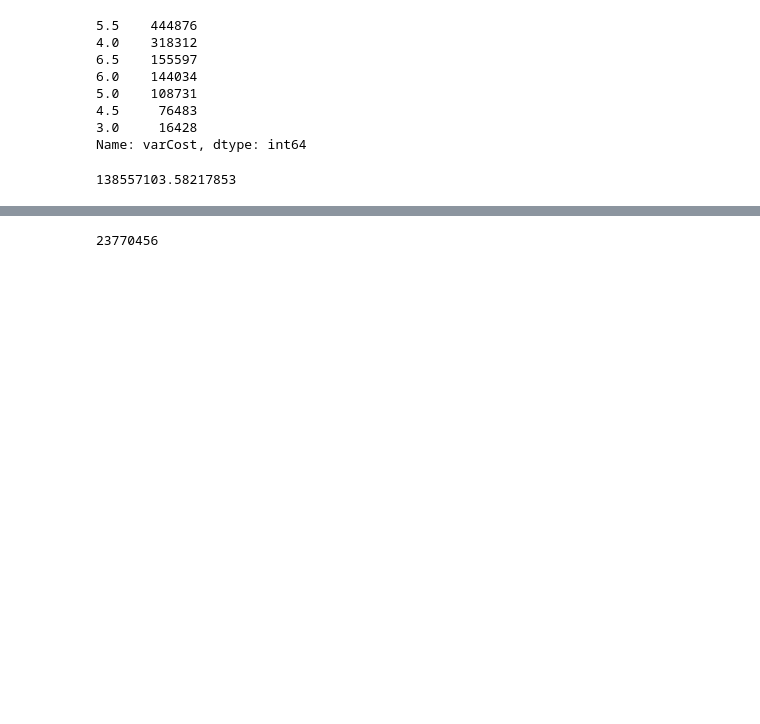
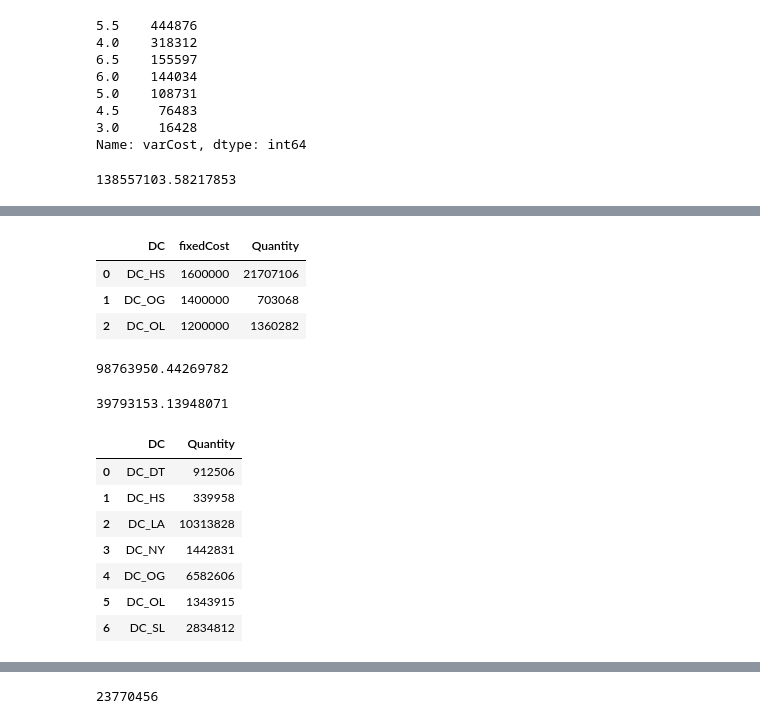
Before and after one commit to pszkilnyk/skittles, a Jupyter notebook: final.ipynb, the cells around one changed output, grey strips where cells are left out. Drawn from its saved outputs; the diff is of its cells as text; code cells hidden in the pictures; blank space fills up the shorter version.

```diff
--- a/final.ipynb
+++ b/final.ipynb
@@ -670,0 +690,32 @@ See the caveats in the documentation: http://pandas.pydata.org/pandas-docs/stabl
+# %%
+ttt=pd.merge(fixedCost, t23, on='DC')
+ttt
+# %% [output]
+|  | DC | fixedCost | Quantity |
+| 0 | DC_HS | 1600000 | 21707106 |
+| 1 | DC_OG | 1400000 | 703068 |
+| 2 | DC_OL | 1200000 | 1360282 |
+# %%
+wi1=po['min'].sum() + ttt['fixedCost'].sum()
+wi1
+# %% [output]
+98763950.44269782
+# %%
+uno+dos+tres-wi1
+# %% [output]
+39793153.13948071
+# %%
+t22=mo.groupby('DC').sum()
+t22=t22.iloc[:,4]
+t22=pd.DataFrame(data=t22)
+t22=t22.reset_index()
+t22
+# %% [output]
+|  | DC | Quantity |
+| 0 | DC_DT | 912506 |
+| 1 | DC_HS | 339958 |
+| 2 | DC_LA | 10313828 |
+| 3 | DC_NY | 1442831 |
+| 4 | DC_OG | 6582606 |
+| 5 | DC_OL | 1343915 |
+| 6 | DC_SL | 2834812 |
```
Also changed, not shown: parts of 20 cells of this notebook.
